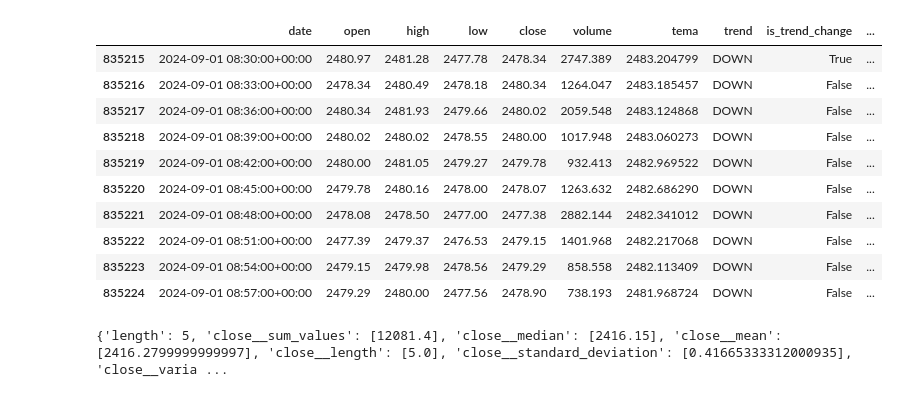
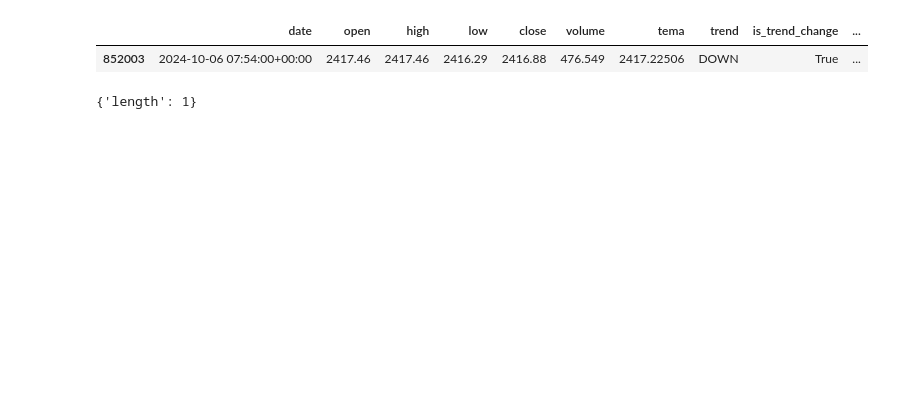
Before and after one commit to rainfrog123/stuff, a Jupyter notebook: freq/strategy/block_features.ipynb, the cells around one changed output. Drawn from its saved outputs; the diff is of its cells as text; code cells hidden in the pictures; blank space fills up the shorter version.

```diff
--- a/freq/strategy/block_features.ipynb
+++ b/freq/strategy/block_features.ipynb
@@ -93,8 +93,8 @@ def create_blocks(crypto_df):
 
 # Example usage (for debugging purposes):
 data_file_path = '/allah/freqtrade/user_data/data/binance/futures/ETH_USDT_USDT-3m-futures.feather'
-start_date = '2024-09-01'
-end_date = '2024-09-15'
+start_date = '2024-06-03'
+end_date = '2024-10-22'
 
 # Load the data
 crypto_df = load_crypto_data(data_file_path, start_date, end_date)
@@ -104,14 +106,5 @@ blocks = create_blocks(crypto_df)
 # %%
-blocks[2].data_segment
+blocks[-1].data_segment
 # %% [output]
 |  | date | open | high | low | close | volume | tema | trend | is_trend_change | ... |
-| 835215 | 2024-09-01 08:30:00+00:00 | 2480.97 | 2481.28 | 2477.78 | 2478.34 | 2747.389 | 2483.204799 | DOWN | True | ... |
-| 835216 | 2024-09-01 08:33:00+00:00 | 2478.34 | 2480.49 | 2478.18 | 2480.34 | 1264.047 | 2483.185457 | DOWN | False | ... |
-| 835217 | 2024-09-01 08:36:00+00:00 | 2480.34 | 2481.93 | 2479.66 | 2480.02 | 2059.548 | 2483.124868 | DOWN | False | ... |
-| 835218 | 2024-09-01 08:39:00+00:00 | 2480.02 | 2480.02 | 2478.55 | 2480.00 | 1017.948 | 2483.060273 | DOWN | False | ... |
-| 835219 | 2024-09-01 08:42:00+00:00 | 2480.00 | 2481.05 | 2479.27 | 2479.78 | 932.413 | 2482.969522 | DOWN | False | ... |
-| 835220 | 2024-09-01 08:45:00+00:00 | 2479.78 | 2480.16 | 2478.00 | 2478.07 | 1263.632 | 2482.686290 | DOWN | False | ... |
-| 835221 | 2024-09-01 08:48:00+00:00 | 2478.08 | 2478.50 | 2477.00 | 2477.38 | 2882.144 | 2482.341012 | DOWN | False | ... |
-| 835222 | 2024-09-01 08:51:00+00:00 | 2477.39 | 2479.37 | 2476.53 | 2479.15 | 1401.968 | 2482.217068 | DOWN | False | ... |
-| 835223 | 2024-09-01 08:54:00+00:00 | 2479.15 | 2479.98 | 2478.56 | 2479.29 | 858.558 | 2482.113409 | DOWN | False | ... |
-| 835224 | 2024-09-01 08:57:00+00:00 | 2479.29 | 2480.00 | 2477.56 | 2478.90 | 738.193 | 2481.968724 | DOWN | False | ... |
+| 852003 | 2024-10-06 07:54:00+00:00 | 2417.46 | 2417.46 | 2416.29 | 2416.88 | 476.549 | 2417.22506 | DOWN | True | ... |
@@ -117,0 +177,4 @@ blocks[2].data_segment
+# %%
+blocks[-2].features
+# %% [output]
+{'length': 1}
@@ -118,36 +215,54 @@ blocks[2].data_segment
 # %%
 from tsfresh.feature_extraction import extract_features
-from tsfresh.feature_extraction.settings import EfficientFCParameters, MinimalFCParameters
+from tsfresh.feature_extraction.settings import EfficientFCParameters
 
 def extract_ts_features(block):
+    # Initialize feature dictionary
     features = {}
-    features['length'] = block.duration  # Manually calculated feature
 
-    # Prepare DataFrame for tsfresh feature extraction
+    # Add manually calculated feature: the length of the block (duration)
+    features['length'] = block.duration
+
+    # Prepare the DataFrame for tsfresh feature extraction
     dataframe_for_ts = block.data_segment[['close', 'volume']].copy()
     dataframe_for_ts['group_id'] = block.data_segment['group_id']
     dataframe_for_ts['time'] = block.data_segment['date']
 
-    # Extract tsfresh features if 'block' has data
+    # Proceed only if the data is non-empty
     if not dataframe_for_ts.empty:
-        extracted_features = extract_features(dataframe_for_ts,
-                                              column_id='group_id',
-                                              column_sort='time',
-                                              default_fc_parameters=MinimalFCParameters())
+        try:
+            # Extract features using tsfresh
+            extracted_features = extract_features(
+                dataframe_for_ts,
+                column_id='group_id',
+                column_sort='time',
+                default_fc_parameters=EfficientFCParameters()
+            )
 
-        # Merge extracted features with manually calculated features
-        features.update(extracted_features.to_dict(orient='list'))  # Convert extracted features to dictionary
+            # Convert extracted features into a dictionary and update the feature dictionary
+            features.update(extracted_features.to_dict(orient='list'))
 
-    # keep selected features
-    selected_features = ['close__sum_values', ]
+        except Exception as e:
+            print(f"Error during feature extraction: {e}")
 
-    return features
+    # Selected features to keep
+    selected_features = [
+        'close__mean_change', 'close__variance', 'close__standard_deviation',
+        'close__skewness', 'close__kurtosis',
+        'volume__mean', 'volume__abs_energy', 'volume__mean_change',
+        'volume__variance', 'volume__skewness', 'volume__kurtosis',
+        'volume__median', 'length'
+    ]
 
-# Apply feature extraction to each block
+    # Filter the features dictionary to keep only the selected features
+    filtered_features = {key: value for key, value in features.items() if key in selected_features}
+
+    return filtered_features
+
+
+# Apply the feature extraction to each block
 for block in blocks:
     block.features = extract_ts_features(block)
 
 # Output the features of the last block for inspection
 print(blocks[-1].features)
-# %% [output]
-{'length': 5, 'close__sum_values': [12081.4], 'close__median': [2416.15], 'close__mean': [2416.2799999999997], 'close__length': [5.0], 'close__standard_deviation': [0.41665333312000935], 'close__varia ...
```
Also changed, not shown: parts of 14 cells of this notebook, 4 other files.
